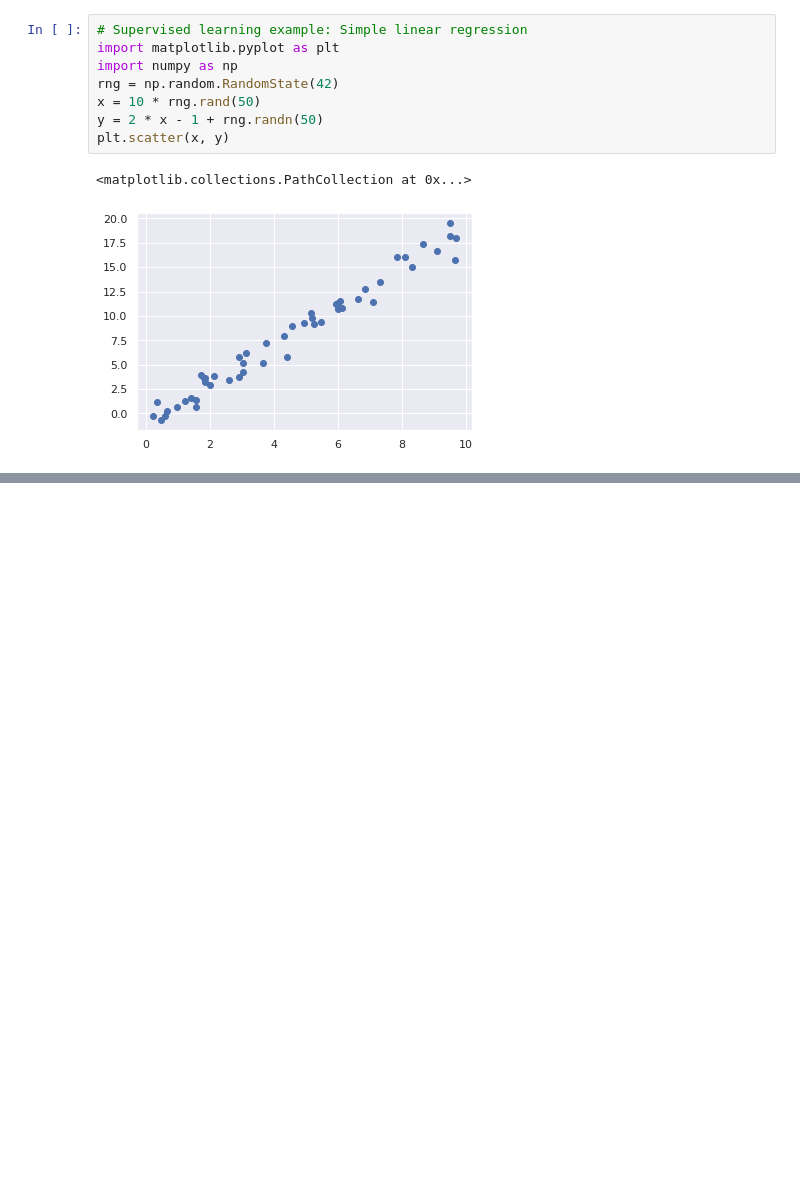
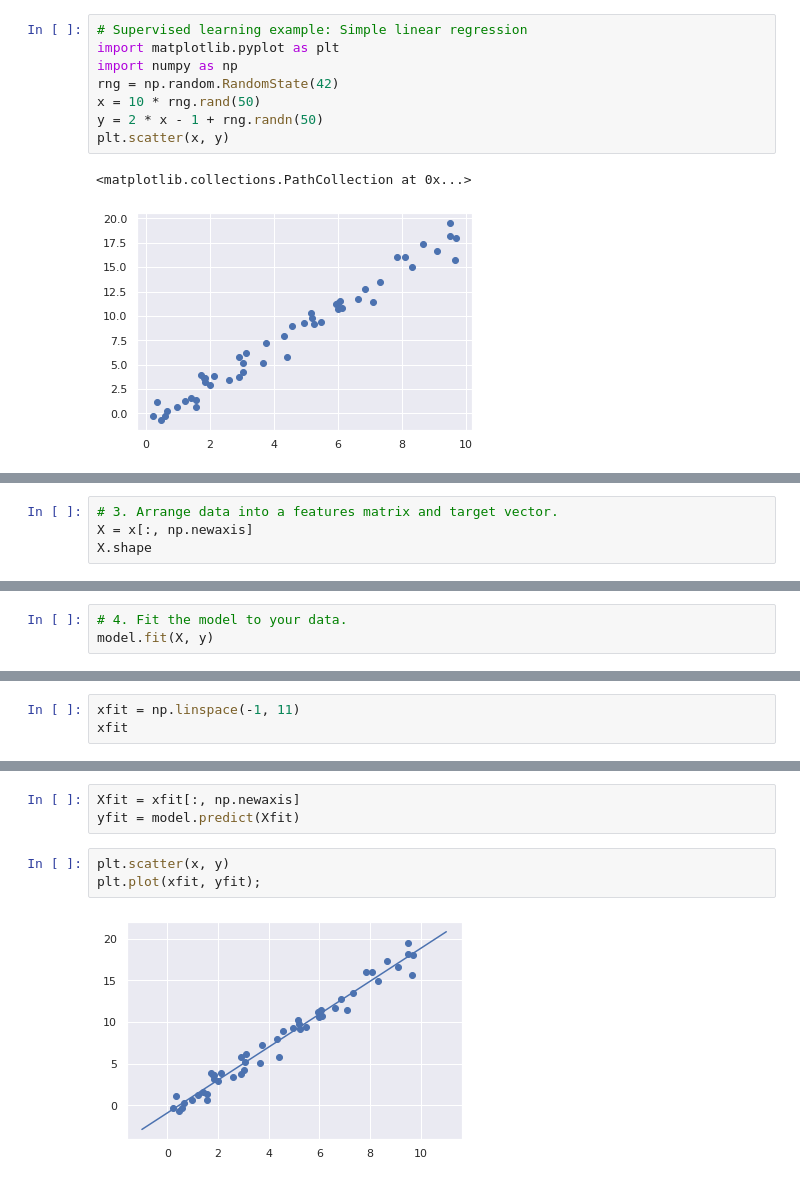
Before and after one commit to aliensmart/machine_learning, a Jupyter notebook: scikitlearn.ipynb, the cells around one changed output, grey strips where cells are left out. Saved outputs shown, nothing was run; the diff lists cells and outputs as text; blank space fills up the shorter version.

```diff
--- a/scikitlearn.ipynb
+++ b/scikitlearn.ipynb
@@ -52,0 +60,4 @@ from sklearn.linear_model import LinearRegression
+# %%
+# 3. Arrange data into a features matrix and target vector.
+X = x[:, np.newaxis]
+X.shape
@@ -52,0 +66,3 @@ from sklearn.linear_model import LinearRegression
+# %%
+# 4. Fit the model to your data.
+model.fit(X, y)
@@ -52,0 +81,3 @@ from sklearn.linear_model import LinearRegression
+# %%
+xfit = np.linspace(-1, 11)
+xfit
@@ -52,0 +95,8 @@ from sklearn.linear_model import LinearRegression
+# %%
+Xfit = xfit[:, np.newaxis]
+yfit = model.predict(Xfit)
+# %%
+plt.scatter(x, y)
+plt.plot(xfit, yfit);
+# %% [output]
+[figure, added]
```
Also changed, not shown: parts of 8 cells of this notebook.
